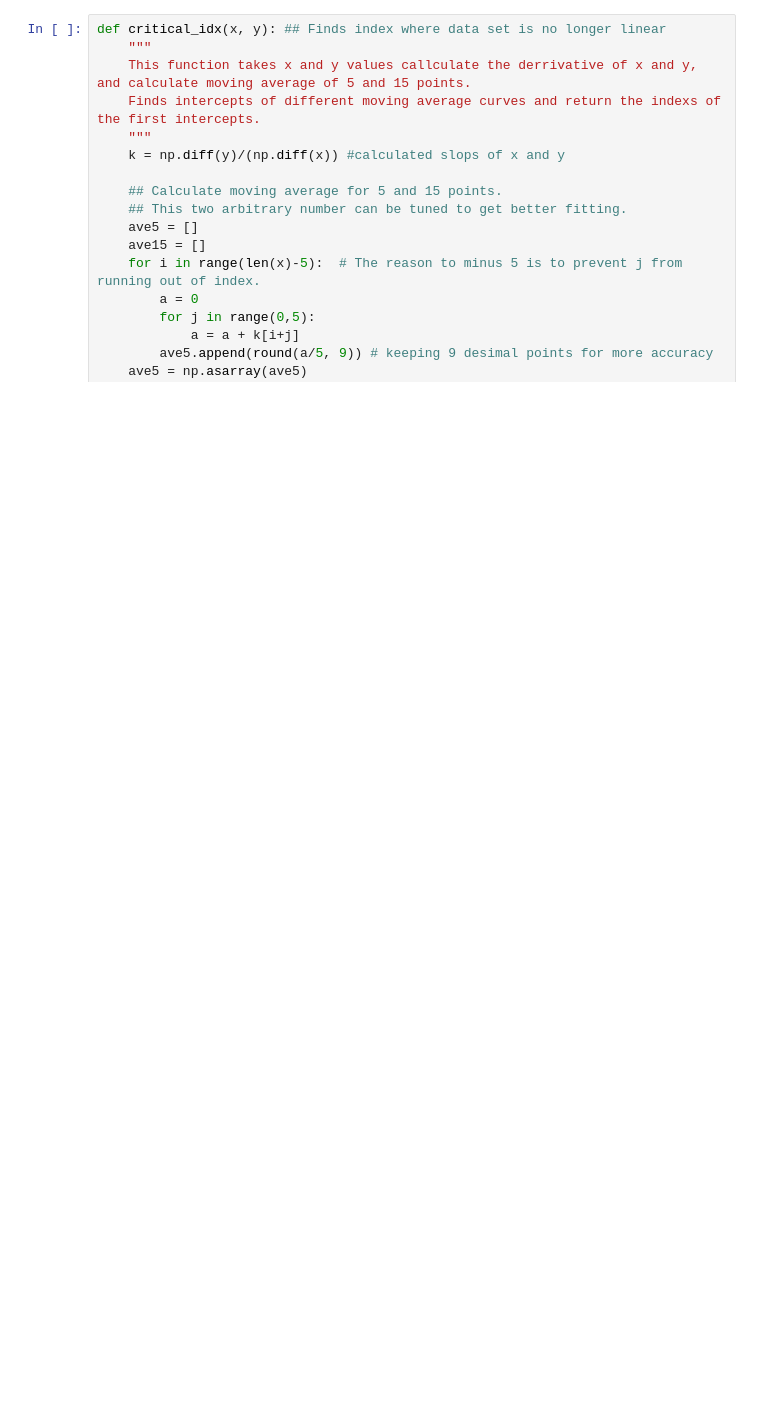
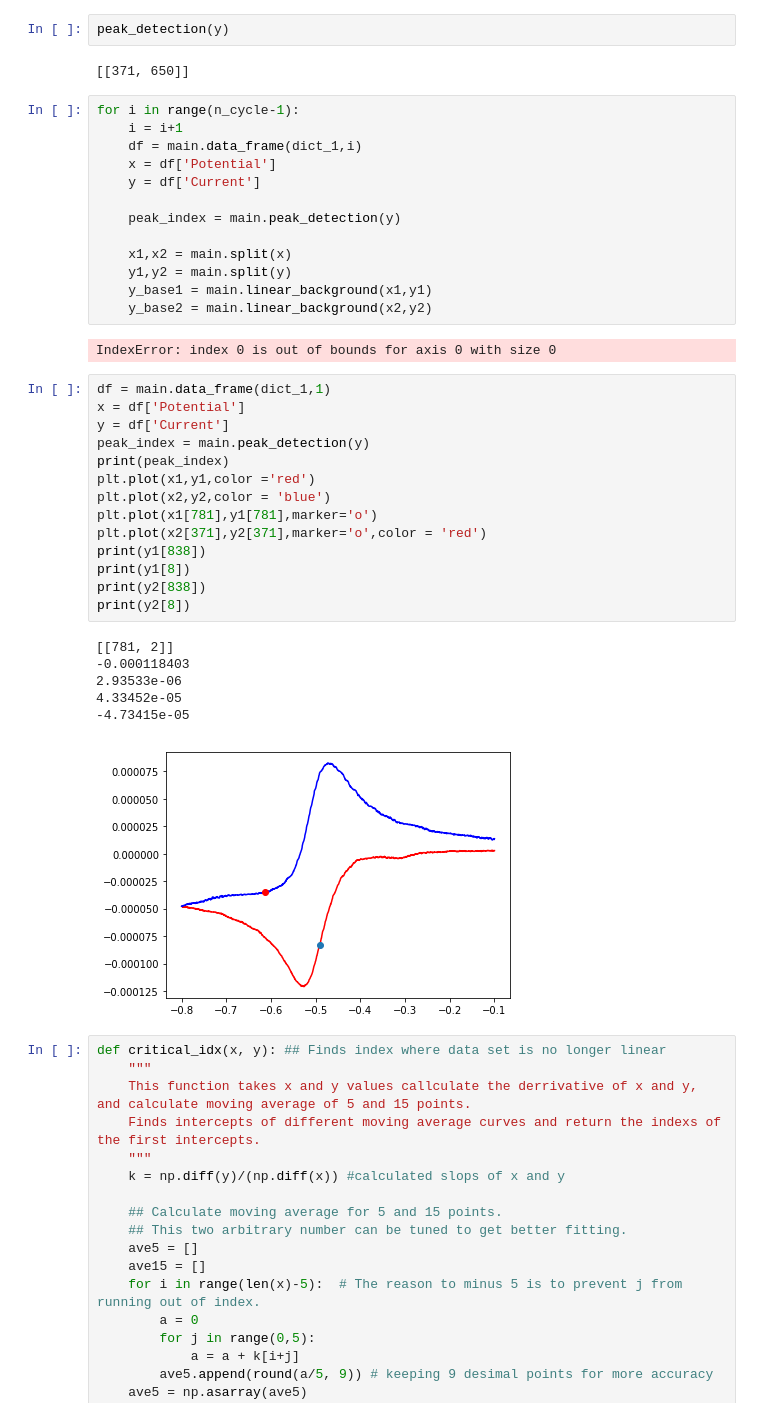
Before and after one commit to sabiharustam/voltcycle, a Jupyter notebook: VoltCycle/Main.ipynb, the cells around one changed output. Saved outputs shown, nothing was run; the diff lists cells and outputs as text; blank space fills up the shorter version.

```diff
--- a/VoltCycle/Main.ipynb
+++ b/VoltCycle/Main.ipynb
@@ -156,3 +41,43 @@ def split(vector):
+# %%
+peak_detection(y)
+# %% [output]
+[[371, 650]]
+# %%
+for i in range(n_cycle-1):
+    i = i+1
+    df = main.data_frame(dict_1,i)
+    x = df['Potential']
+    y = df['Current']
+
+    peak_index = main.peak_detection(y)
+
+    x1,x2 = main.split(x)
+    y1,y2 = main.split(y)
+    y_base1 = main.linear_background(x1,y1)
+    y_base2 = main.linear_background(x2,y2)
+# %% [output]
+IndexError: index 0 is out of bounds for axis 0 with size 0
+# %%
+df = main.data_frame(dict_1,1)
+x = df['Potential']
+y = df['Current']
+peak_index = main.peak_detection(y)
+print(peak_index)
+plt.plot(x1,y1,color ='red')
+plt.plot(x2,y2,color = 'blue')
+plt.plot(x1[781],y1[781],marker='o')
+plt.plot(x2[371],y2[371],marker='o',color = 'red')
+print(y1[838])
+print(y1[8])
+print(y2[838])
+print(y2[8])
+# %% [output]
+[[781, 2]]
+-0.000118403
+2.93533e-06
+4.33452e-05
+-4.73415e-05
+[figure, added]
 # %%
 def critical_idx(x, y): ## Finds index where data set is no longer linear
     """
```
Also changed, not shown: parts of 27 cells of this notebook, 2 other files.
